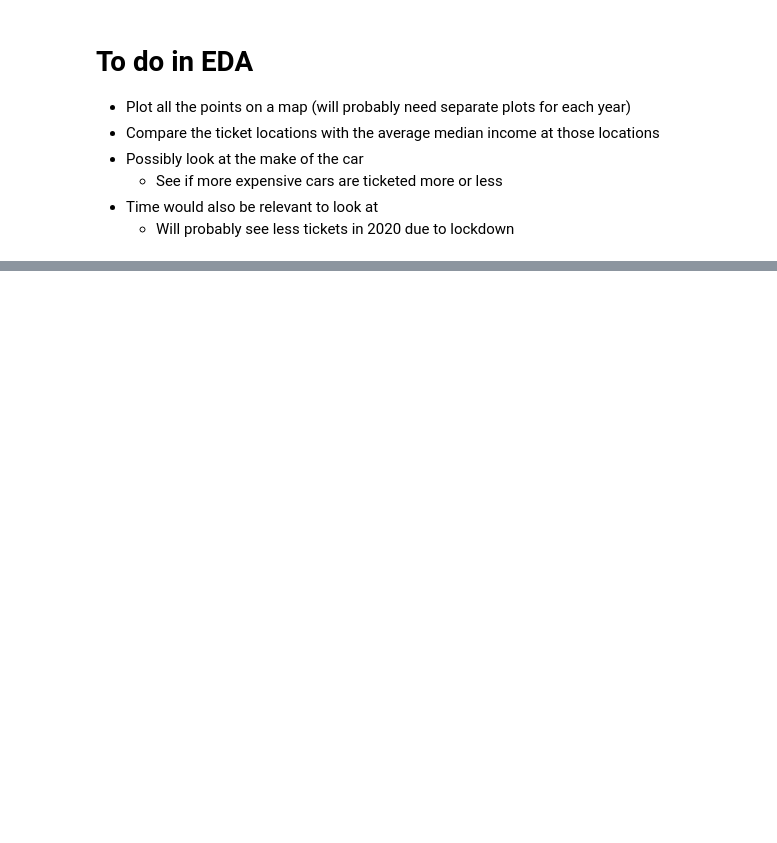
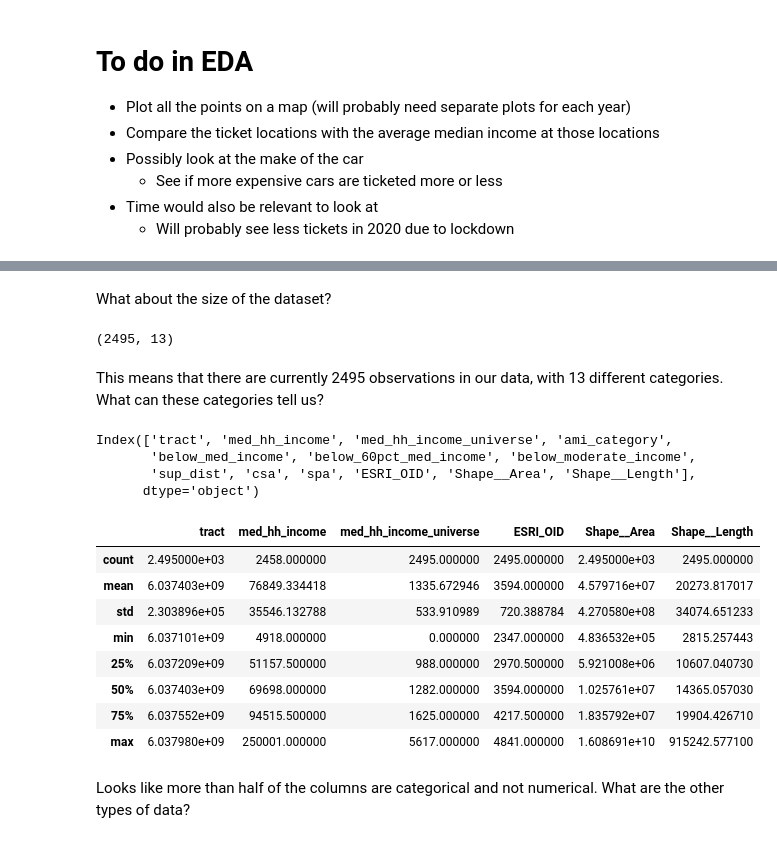
Before and after one commit to niha-m584/ParkingCitationProject, a Jupyter notebook: DataCheckpointGroup_054-Fa22.ipynb, the cells around one changed output, grey strips where cells are left out. Cells and saved outputs as stored; diff of their text form; code cells hidden in the pictures; blank space fills up the shorter version.

```diff
--- a/DataCheckpointGroup_054-Fa22.ipynb
+++ b/DataCheckpointGroup_054-Fa22.ipynb
@@ -233,0 +276,29 @@ df.head()
+# %% [markdown]
+What about the size of the dataset?
+# %%
+df.shape
+# %% [output]
+(2495, 13)
+# %% [markdown]
+This means that there are currently 2495 observations in our data, with 13 different categories. What can these categories tell us?
+# %%
+df.columns
+# %% [output]
+Index(['tract', 'med_hh_income', 'med_hh_income_universe', 'ami_category',
+       'below_med_income', 'below_60pct_med_income', 'below_moderate_income',
+       'sup_dist', 'csa', 'spa', 'ESRI_OID', 'Shape__Area', 'Shape__Length'],
+      dtype='object')
+# %%
+df.describe()
+# %% [output]
+|  | tract | med_hh_income | med_hh_income_universe | ESRI_OID | Shape__Area | Shape__Length |
+| count | 2.495000e+03 | 2458.000000 | 2495.000000 | 2495.000000 | 2.495000e+03 | 2495.000000 |
+| mean | 6.037403e+09 | 76849.334418 | 1335.672946 | 3594.000000 | 4.579716e+07 | 20273.817017 |
+| std | 2.303896e+05 | 35546.132788 | 533.910989 | 720.388784 | 4.270580e+08 | 34074.651233 |
+| min | 6.037101e+09 | 4918.000000 | 0.000000 | 2347.000000 | 4.836532e+05 | 2815.257443 |
+| 25% | 6.037209e+09 | 51157.500000 | 988.000000 | 2970.500000 | 5.921008e+06 | 10607.040730 |
+| 50% | 6.037403e+09 | 69698.000000 | 1282.000000 | 3594.000000 | 1.025761e+07 | 14365.057030 |
+| 75% | 6.037552e+09 | 94515.500000 | 1625.000000 | 4217.500000 | 1.835792e+07 | 19904.426710 |
+| max | 6.037980e+09 | 250001.000000 | 5617.000000 | 4841.000000 | 1.608691e+10 | 915242.577100 |
+# %% [markdown]
+Looks like more than half of the columns are categorical and not numerical. What are the other types of data?
```
Also changed, not shown: parts of 33 cells of this notebook.
